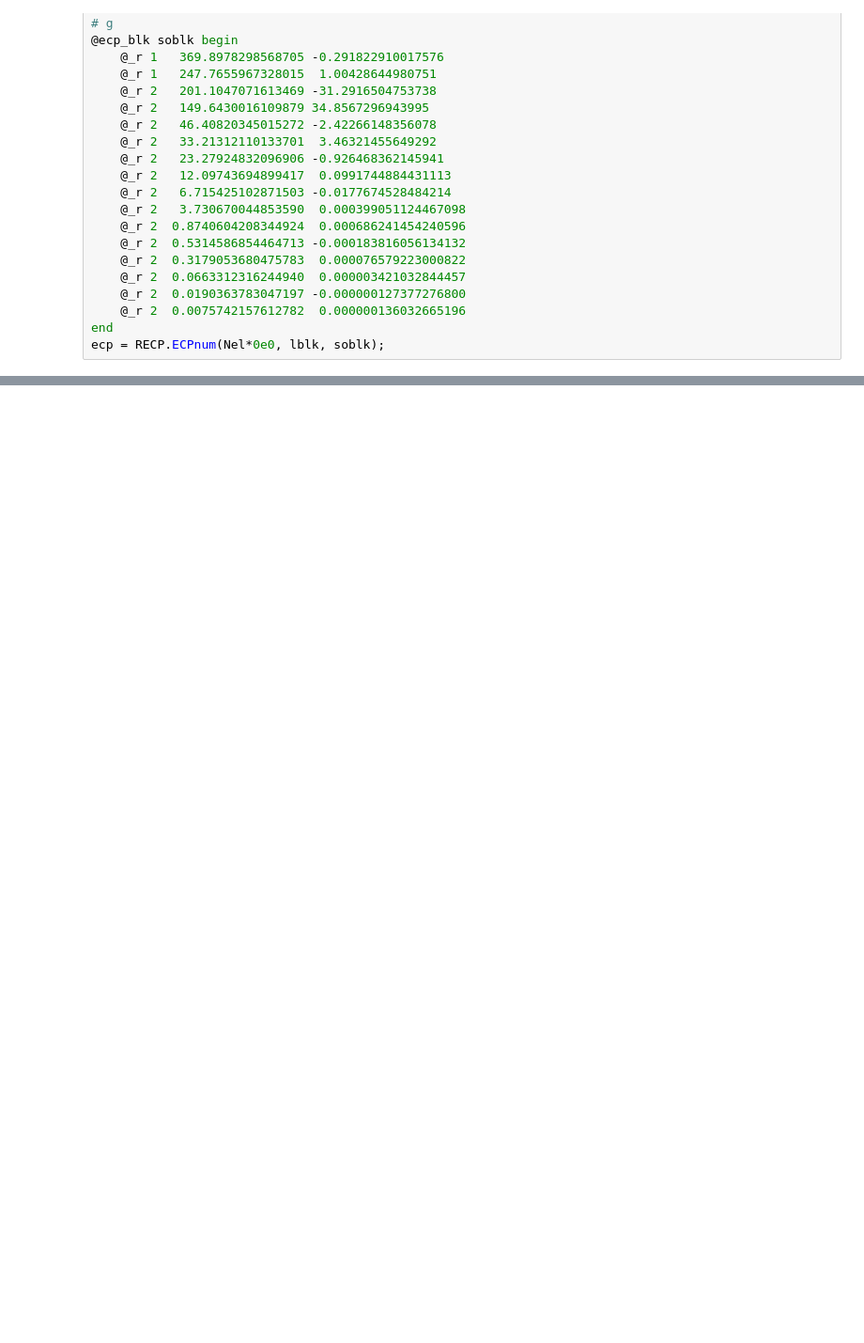
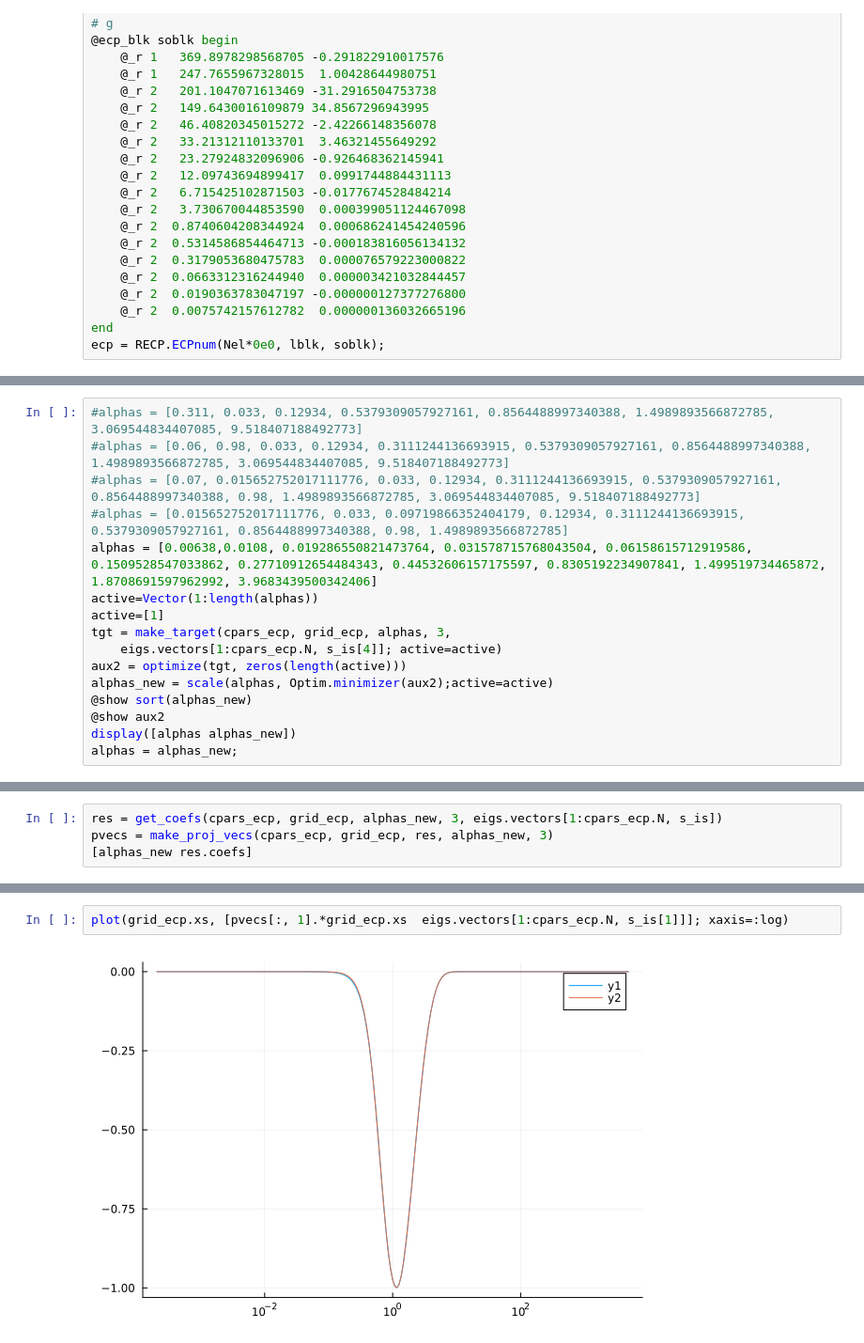
Before and after one commit to jeral2007/hfd_julia, a Jupyter notebook: thorium.ipynb, the cells around one changed output, grey strips where cells are left out. Shown: that part at 94% size. Drawn from its saved outputs; the diff is of its cells as text; blank space fills up the shorter version.

```diff
--- a/thorium.ipynb
+++ b/thorium.ipynb
@@ -260,0 +490,16 @@ end
+# %%
+#alphas = [0.311, 0.033, 0.12934, 0.5379309057927161, 0.8564488997340388, 1.4989893566872785, 3.069544834407085, 9.518407188492773]
+#alphas = [0.06, 0.98, 0.033, 0.12934, 0.3111244136693915, 0.5379309057927161, 0.8564488997340388, 1.4989893566872785, 3.069544834407085, 9.518407188492773]
+#alphas = [0.07, 0.015652752017111776, 0.033, 0.12934, 0.3111244136693915, 0.5379309057927161, 0.8564488997340388, 0.98, 1.4989893566872785, 3.069544834407085, 9.518407188492773]
+#alphas = [0.015652752017111776, 0.033, 0.09719866352404179, 0.12934, 0.3111244136693915, 0.5379309057927161, 0.8564488997340388, 0.98, 1.4989893566872785]
+alphas = [0.00638,0.0108, 0.019286550821473764, 0.031578715768043504, 0.06158615712919586, 0.1509528547033862, 0.27710912654484343, 0.44532606157175597, 0.8305192234907841, 1.499519734465872, 1.8708691597962992, 3.9683439500342406]
+active=Vector(1:length(alphas))
+active=[1]
+tgt = make_target(cpars_ecp, grid_ecp, alphas, 3,
+    eigs.vectors[1:cpars_ecp.N, s_is[4]]; active=active)
+aux2 = optimize(tgt, zeros(length(active)))
+alphas_new = scale(alphas, Optim.minimizer(aux2);active=active)
+@show sort(alphas_new)
+@show aux2
+display([alphas alphas_new])
+alphas = alphas_new;
@@ -260,0 +536,4 @@ end
+# %%
+res = get_coefs(cpars_ecp, grid_ecp, alphas_new, 3, eigs.vectors[1:cpars_ecp.N, s_is])
+pvecs = make_proj_vecs(cpars_ecp, grid_ecp, res, alphas_new, 3)
+[alphas_new res.coefs]
@@ -260,0 +554,4 @@ end
+# %%
+plot(grid_ecp.xs, [pvecs[:, 1].*grid_ecp.xs  eigs.vectors[1:cpars_ecp.N, s_is[1]]]; xaxis=:log)
+# %% [output]
+[figure, added]
```
Also changed, not shown: parts of 24 cells of this notebook, 6 other files.
